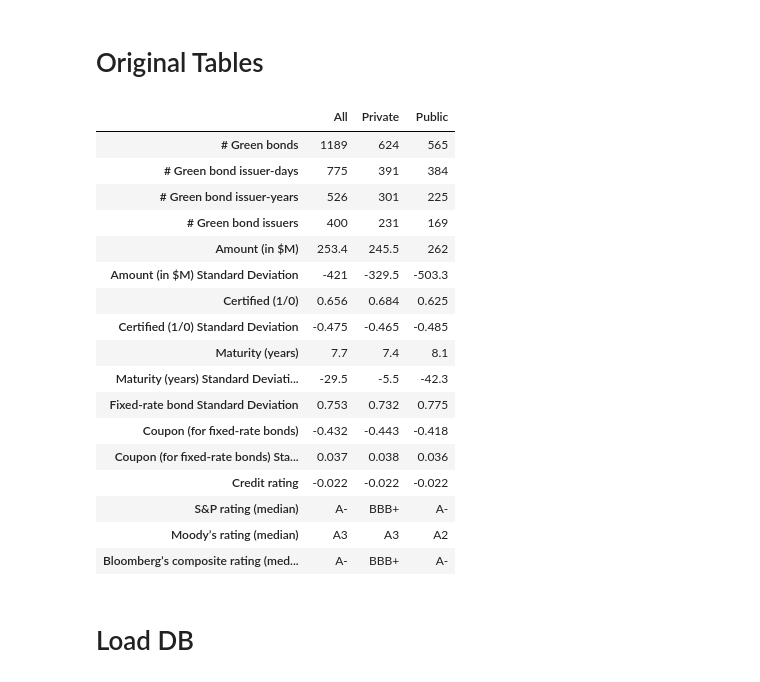
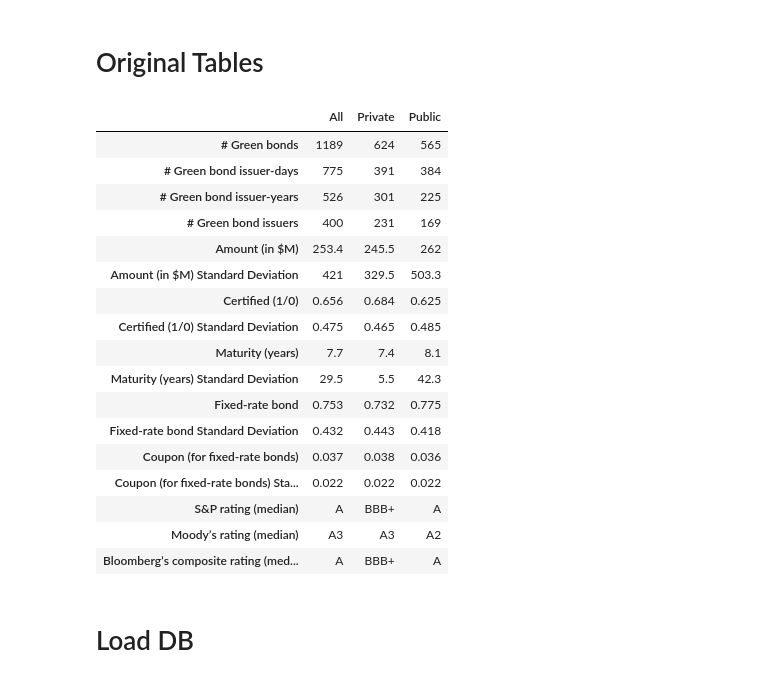
Before and after one commit to ElLorans/GreenBonds, a Jupyter notebook: Data Exploring.ipynb, the cells around one changed output. Cells and saved outputs as stored; diff of their text form; code cells hidden in the pictures.

```diff
--- a/Data Exploring.ipynb
+++ b/Data Exploring.ipynb
@@ -47,47 +51,50 @@ original_table3 = pd.DataFrame({
 })
 original_table3.set_index('Country', inplace=True)
 # %%
-original_table4 = pd.DataFrame({'All': [1189, 775, 526, 400, 253.4, -421, 0.656, -0.475, 7.7, -29.5, 0.753, -0.432,
-                                        0.037, -0.022, 'A-',
-                  'A3', 'A-'],
-         'Private': [624, 391, 301, 231, 245.5, -329.5, 0.684, -0.465, 7.4, -5.5, 0.732, -0.443, 0.038, -0.022, 'BBB+',
-                    'A3', 'BBB+'],
-         'Public': [565, 384, 225, 169, 262, -503.3, 0.625, -0.485, 8.1, -42.3, 0.775, -0.418, 0.036, -0.022, 'A-',
-                    'A2', 'A-']}, index=['# Green bonds', '# Green bond issuer-days',
-        '# Green bond issuer-years',
-        '# Green bond issuers',
-        'Amount (in $M)',
-        'Amount (in $M) Standard Deviation',
-        'Certified (1/0)',
-                                        'Certified (1/0) Standard Deviation',
-        'Maturity (years)', 'Maturity (years) Standard Deviation'
-        'Fixed-rate bond', 'Fixed-rate bond Standard Deviation',
-        'Coupon (for fixed-rate bonds)', 'Coupon (for fixed-rate bonds) Standard Deviation',
-        'Credit rating',
-        'S&P rating (median)',
-        'Moodyʼs rating (median)',
-        'Bloombergʼs composite rating (median)']
-)
+original_table4_index = ['# Green bonds', '# Green bond issuer-days',
+                         '# Green bond issuer-years',
+                         '# Green bond issuers',
+                         'Amount (in $M)',
+                         'Amount (in $M) Standard Deviation',
+                         'Certified (1/0)',
+                         'Certified (1/0) Standard Deviation',
+                         'Maturity (years)', 'Maturity (years) Standard Deviation',
+                         'Fixed-rate bond', 'Fixed-rate bond Standard Deviation',
+                         'Coupon (for fixed-rate bonds)',
+                         'Coupon (for fixed-rate bonds) Standard Deviation',
+                         'S&P rating (median)',
+                         'Moodyʼs rating (median)',
+                         'Bloombergʼs composite rating (median)']
+
+original_table4 = pd.DataFrame({'All': [1189, 775, 526, 400, 253.4, 421.0, 0.656, 0.475, 7.7, 29.5, 0.753, 0.432,
+                                        0.037, 0.022, 'A',
+                                        'A3', 'A'],
+                                'Private': [624, 391, 301, 231, 245.5, 329.5, 0.684, 0.465, 7.4, 5.5, 0.732, 0.443, 0.038, 0.022, 'BBB+',
+                                            'A3', 'BBB+'],
+                                'Public': [565, 384, 225, 169, 262, 503.3, 0.625, 0.485, 8.1, 42.3, 0.775, 0.418, 0.036, 0.022, 'A',
+                                           'A2', 'A']},
+                               index=original_table4_index
+                               )
 original_table4
 # %% [output]
 |  | All | Private | Public |
 | # Green bonds | 1189 | 624 | 565 |
 | # Green bond issuer-days | 775 | 391 | 384 |
 | # Green bond issuer-years | 526 | 301 | 225 |
 | # Green bond issuers | 400 | 231 | 169 |
 | Amount (in $M) | 253.4 | 245.5 | 262 |
-| Amount (in $M) Standard Deviation | -421 | -329.5 | -503.3 |
+| Amount (in $M) Standard Deviation | 421 | 329.5 | 503.3 |
 | Certified (1/0) | 0.656 | 0.684 | 0.625 |
-| Certified (1/0) Standard Deviation | -0.475 | -0.465 | -0.485 |
+| Certified (1/0) Standard Deviation | 0.475 | 0.465 | 0.485 |
 | Maturity (years) | 7.7 | 7.4 | 8.1 |
-| Maturity (years) Standard Deviati... | -29.5 | -5.5 | -42.3 |
-| Fixed-rate bond Standard Deviation | 0.753 | 0.732 | 0.775 |
-| Coupon (for fixed-rate bonds) | -0.432 | -0.443 | -0.418 |
-| Coupon (for fixed-rate bonds) Sta... | 0.037 | 0.038 | 0.036 |
-| Credit rating | -0.022 | -0.022 | -0.022 |
-| S&P rating (median) | A- | BBB+ | A- |
+| Maturity (years) Standard Deviation | 29.5 | 5.5 | 42.3 |
+| Fixed-rate bond | 0.753 | 0.732 | 0.775 |
+| Fixed-rate bond Standard Deviation | 0.432 | 0.443 | 0.418 |
+| Coupon (for fixed-rate bonds) | 0.037 | 0.038 | 0.036 |
+| Coupon (for fixed-rate bonds) Sta... | 0.022 | 0.022 | 0.022 |
+| S&P rating (median) | A | BBB+ | A |
 | Moodyʼs rating (median) | A3 | A3 | A2 |
-| Bloombergʼs composite rating (med... | A- | BBB+ | A- |
+| Bloombergʼs composite rating (med... | A | BBB+ | A |
 # %% [markdown]
 # Load DB
 # %%
```
Also changed, not shown: parts of 28 cells of this notebook.
